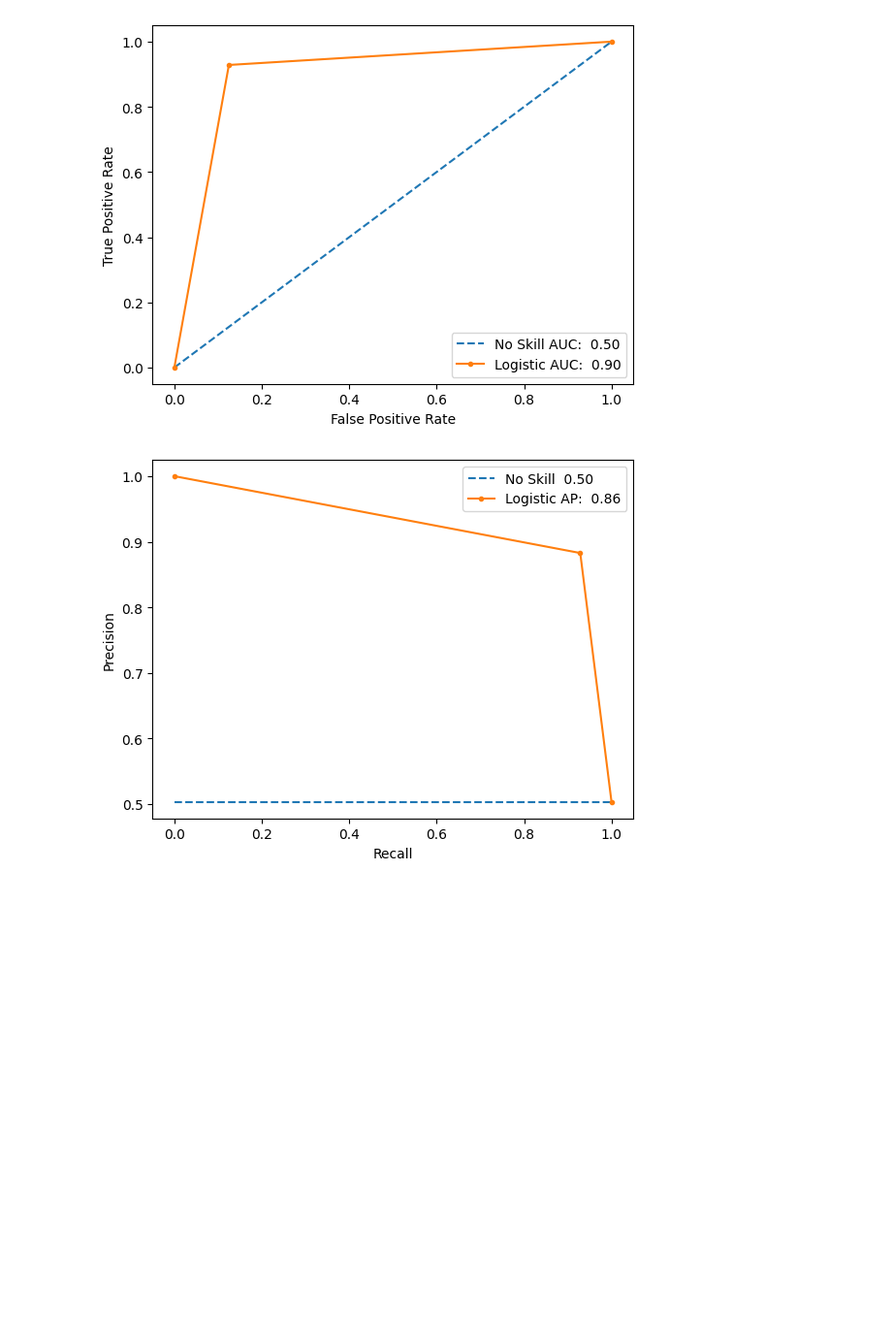
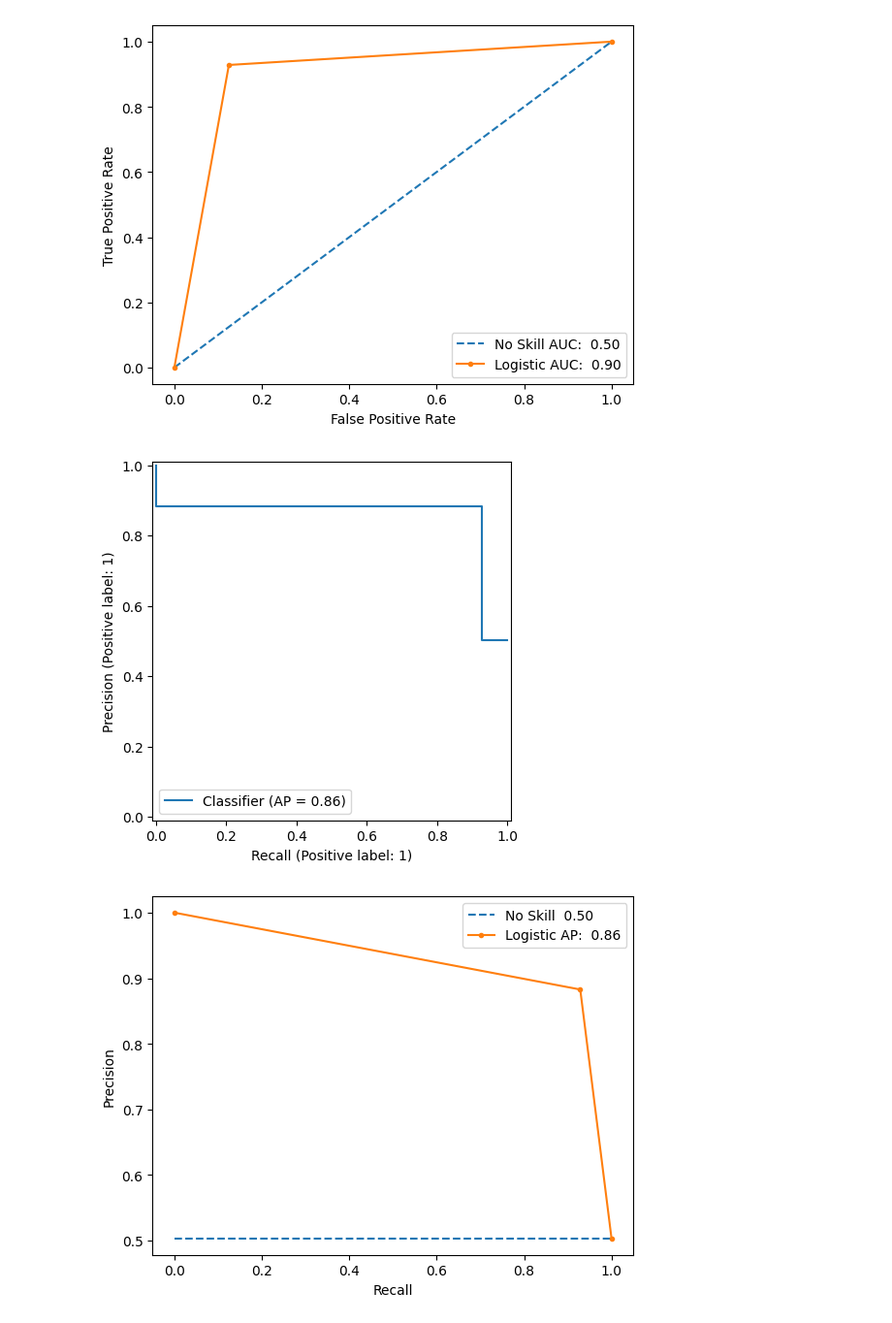
Before and after one commit to VillaltaE/Hackthon_NoCountry_65, a Jupyter notebook: data-science/Predictivo_LR_Netflix.ipynb, the cells around one changed output. Shown at 97% size. Saved outputs shown, nothing was run; the diff lists cells and outputs as text; code cells hidden in the pictures; blank space fills up the shorter version.

```diff
--- a/data-science/Predictivo_LR_Netflix.ipynb
+++ b/data-science/Predictivo_LR_Netflix.ipynb
@@ -409,6 +413,10 @@ plt.legend()
 plt.show()
 # %% [output]
 [figure]
+# %%
+PrecisionRecallDisplay.from_predictions(y_test, y_prueba_pred);
+# %% [output]
+[figure, added]
 # %%
 #Cálculo de las métricas recall y precisión
 lr_precision, lr_recall, _ = precision_recall_curve(y_test, y_prueba_pred)
```
Also changed, not shown: parts of 2 cells of this notebook.
